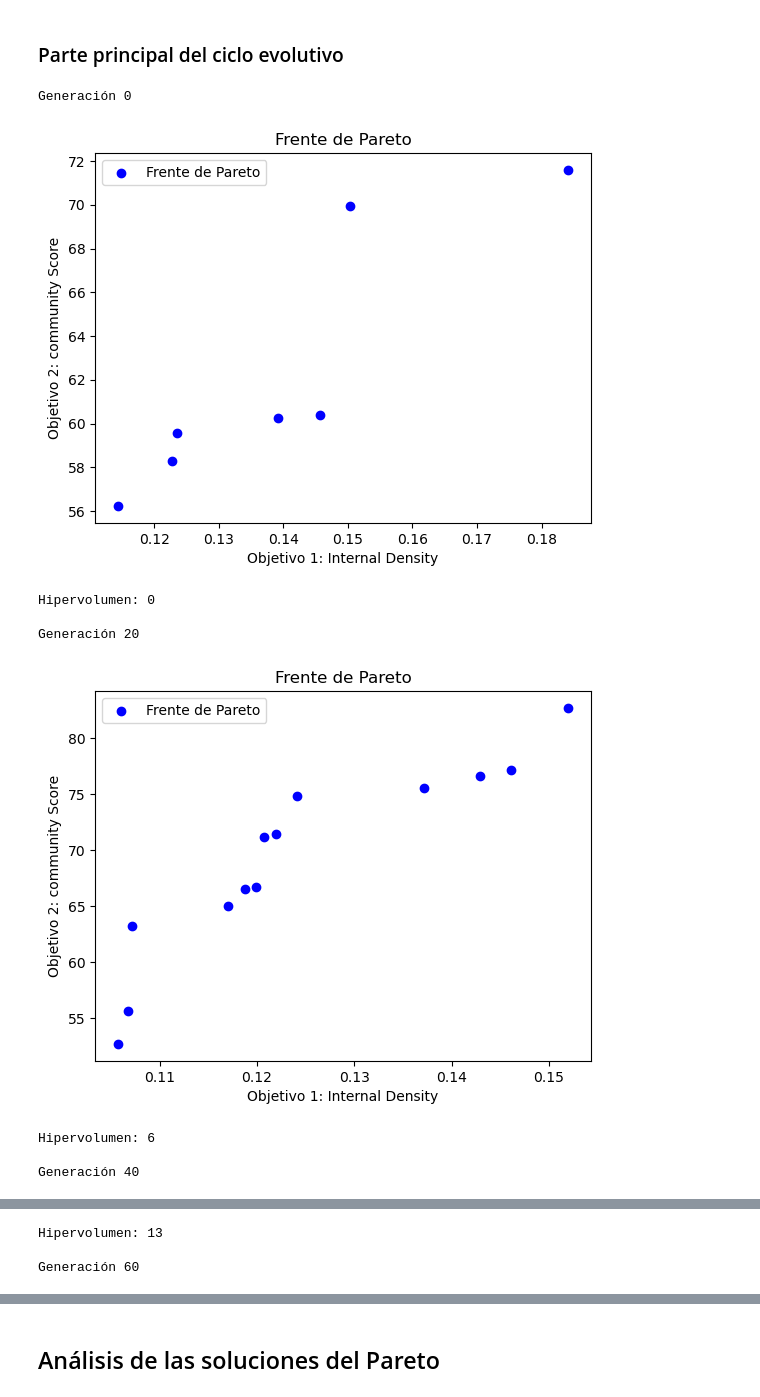
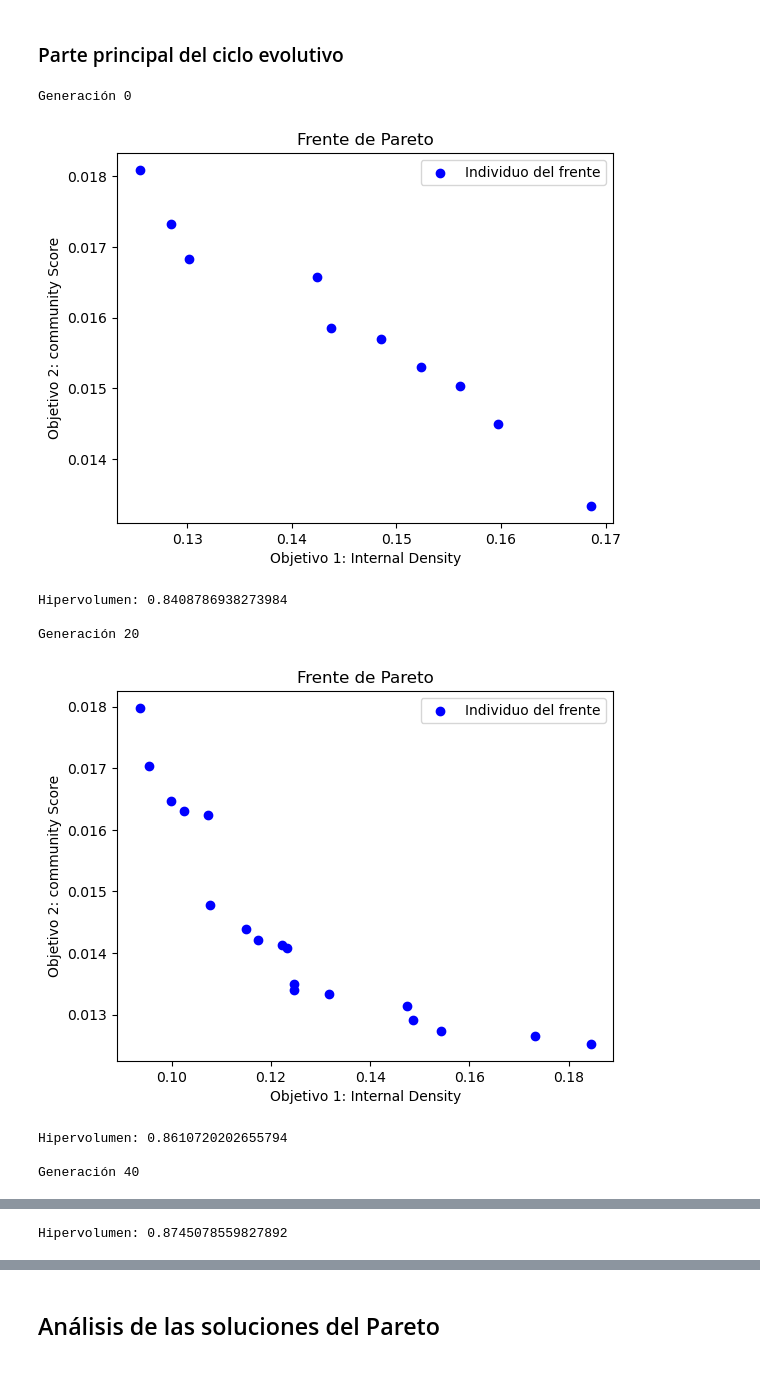
Before and after one commit to adrianGayo/Amazon_redes_geneticos, a Jupyter notebook: amazon.ipynb, the cells around one changed output, grey strips where cells are left out. Cells and saved outputs as stored; diff of their text form; code cells hidden in the pictures.

Commit message:
Hipervolumen y funciones objetivo normalizadas

```diff
--- a/amazon.ipynb
+++ b/amazon.ipynb
@@ -670,3 +690,23 @@ reference_point = [1.0, 1.0]  # Punto de referencia para el frente de pareto.
+# %%
+def calculate_hypervolume(frente, reference_point):
+    """
+    Calcula el hipervolumen para un conjunto de puntos en el espacio objetivo.
+
+    Parameters:
+    - frente: Lista de individuos en el frente de pareto con su fitness en cada objetivo.
+    - reference_point: Punto de referencia en el espacio objetivo (lista de coordenadas).
+
+    Returns:
+    - Valor del hipervolumen.
+    """
+    #sorted_individuals = sorted(frente, key=lambda ind: ind.fitness.values[0], reverse=True)  # Ordenar individuos por el primer objetivo en orden descendente
+
+    hypervolume = 0.0
+
+    for ind in frente:
+        hypervolume += abs(reference_point[0] - ind.fitness.values[0]) * abs(reference_point[1] - ind.fitness.values[1])
+
+    return hypervolume / len(frente) # Normalizamos el valor para que no influya el número de puntos.
 # %% [markdown]
 #### NSGA-II
 # %%
@@ -721,10 +756,6 @@ def spea2_select(individuals, k, ndim=2):
 # %%
 # Población inicial
 population = inicializar_poblacion(lista_adyacencia_mapeada, population_size, N)
-
-# # Itera sobre los valores e imprímelos
-# for internal_density_value, community_score_value in fitness:
-#     print(f"Internal Density: {internal_density_value}, Community Score: {community_score_value}")
 
 # Bucle evolutivo
 for gen in range(generaciones):
@@ -733,53 +764,49 @@ for gen in range(generaciones):
 
     # Realizar operaciones de cruce y mutación según tus necesidades
     while len(new_pop) < population_size:
-        #print(f"tamaño población: {len(population)}")
-        # parents = torneo(population, fitness, 2) #selección por torneo
-        parents = random.sample(population, 2) # Elección aleatoria.
+        if gen < 1:
+            parents = random.sample(population, 2) # Elección aleatoria la primera vez.
+        else:
+            parents = torneo(population, 2) #selección por torneo
+
         child1, child2 = cruce(parents[0], parents[1], pcross)
         child1 = mutacion(child1, lista_adyacencia_mapeada, pmut)
         child2 = mutacion(child2, lista_adyacencia_mapeada, pmut)
         new_pop.extend([child1, child2])
 
     population.extend(new_pop)
-    #print(f"población con el doble: {len(population)}")
 
     fitness = evaluacion_individuos(indiviudos=population)
     population_with_fitness = list(zip(population, fitness))
 
     # Seleccionar individuos utilizando NSGA-II
     new_pop, frente_pareto = nsga2_select(population_with_fitness, k=population_size)
-    #print(f"población tras nsga: {len(new_pop)}")
 
     # Sustituir la población anterior con los nuevos individuos
     population = new_pop
 
     # Imprimimos una traza de la evolución con el hipervolumen
     if gen % 20 == 0:
         print(f"\nGeneración {gen}")
         #Representa el frente de pareto.
         representa_frente_pareto(frente_pareto)
         # Calcula el hipervolumen
-        hv_value = tools.hypervolume(frente_pareto)
+        #hv_value = tools.hypervolume(frente_pareto)
+        hv_value = calculate_hypervolume(frente=frente_pareto, reference_point=punto_referencia)
         print(f"Hipervolumen: {hv_value}")
 
 # Obtener el frente de Pareto final
 print("Frente de pareto final:")
 representa_frente_pareto(frente_pareto)
 print("Grafos del pareto final:")
 representa_grafos_del_frente(frente_pareto)
-
-
-# # Imprimir los individuos del frente de Pareto
-# for ind in pareto_front:
-#     print(ind.fitness.values)
 # %% [output]
 Generación 0
-[figure, old version]
+[figure, new version]
-Hipervolumen: 0
+Hipervolumen: 0.8408786938273984
 
 Generación 20
-[figure, old version]
+[figure, new version]
-Hipervolumen: 6
+Hipervolumen: 0.8610720202655794
 
 Generación 40
@@ -787,3 +814 @@ Generación 40
-Hipervolumen: 13
-
-Generación 60
+Hipervolumen: 0.8745078559827892
```
Also changed, not shown: parts of 19 cells of this notebook.
